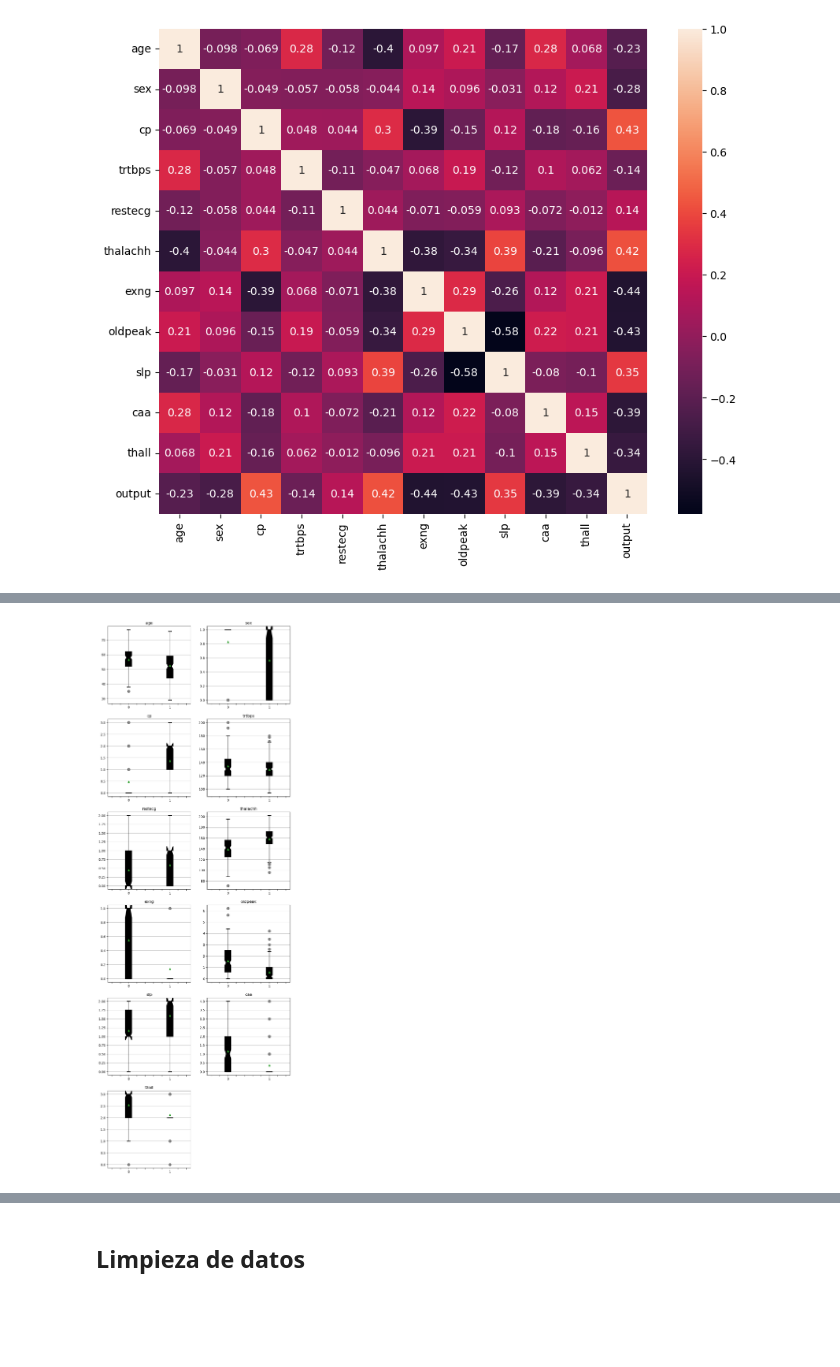
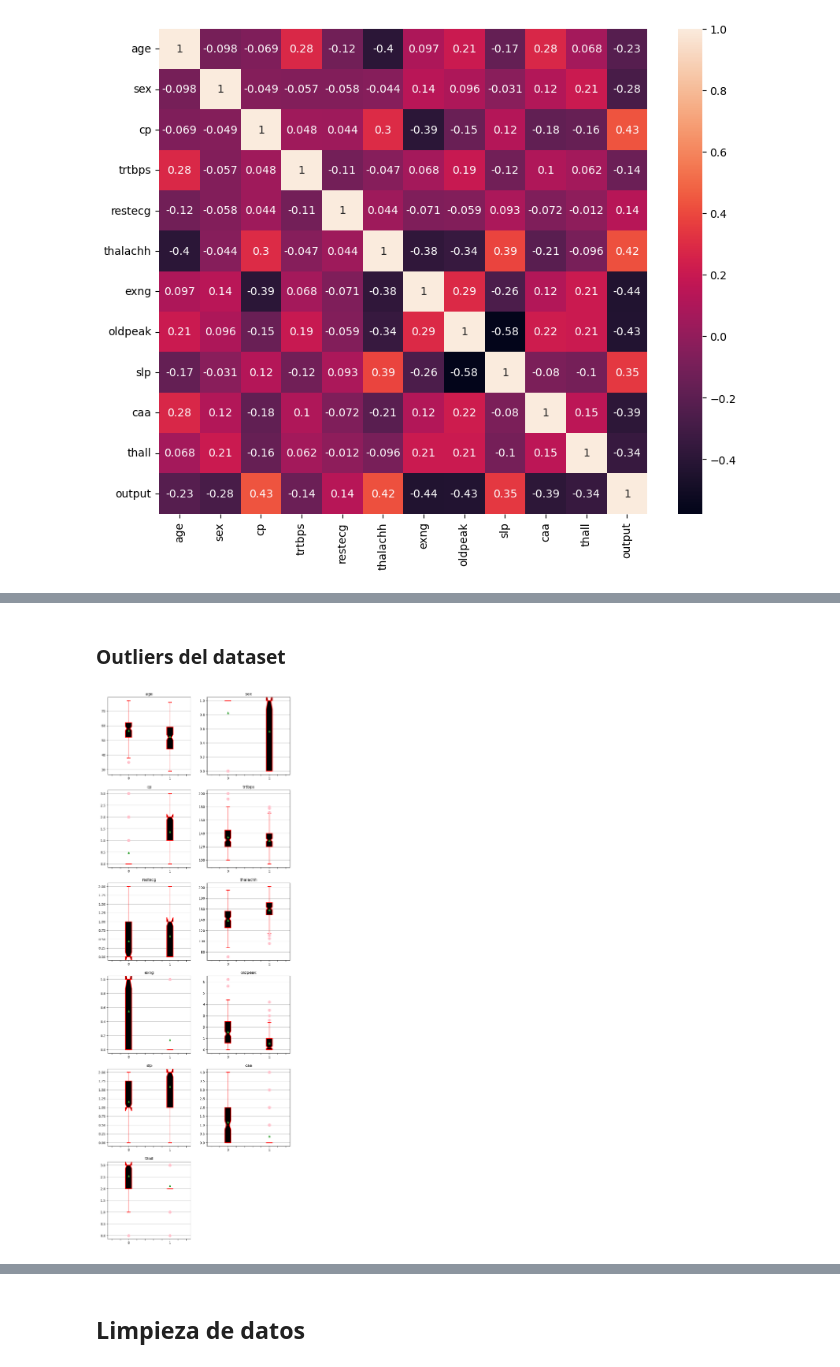
Before and after one commit to diegoguizanlopez/BigDataEIa, a Jupyter notebook: IA/Sistemas_Aprendizaje_Automatico/2-Trimestre/Regresion_Multivariable/Ataque_Corazón/ataque_corazon_prediccion.ipynb, the cells around one changed output, grey strips where cells are left out. Drawn from its saved outputs; the diff is of its cells as text; code cells hidden in the pictures; blank space fills up the shorter version.

```diff
--- a/IA/Sistemas_Aprendizaje_Automatico/2-Trimestre/Regresion_Multivariable/Ataque_Corazón/ataque_corazon_prediccion.ipynb
+++ b/IA/Sistemas_Aprendizaje_Automatico/2-Trimestre/Regresion_Multivariable/Ataque_Corazón/ataque_corazon_prediccion.ipynb
@@ -95,7 +100,9 @@ TypeError: 'numpy.int64' object is not iterable
+# %% [markdown]
+### Outliers del dataset
 # %%
 from Matplot.BoxPlot import BoxPlot
 
 
-BoxPlot.box_plot(df.columns,df,by="output")
+BoxPlot.box_plot(df.columns,df,by="output",color="DarkPink",deepColor="Red",ballsColor="Pink")
 # %% [output]
-[figure, old version]
+[figure, new version]
```
Also changed, not shown: parts of 9 cells of this notebook.
